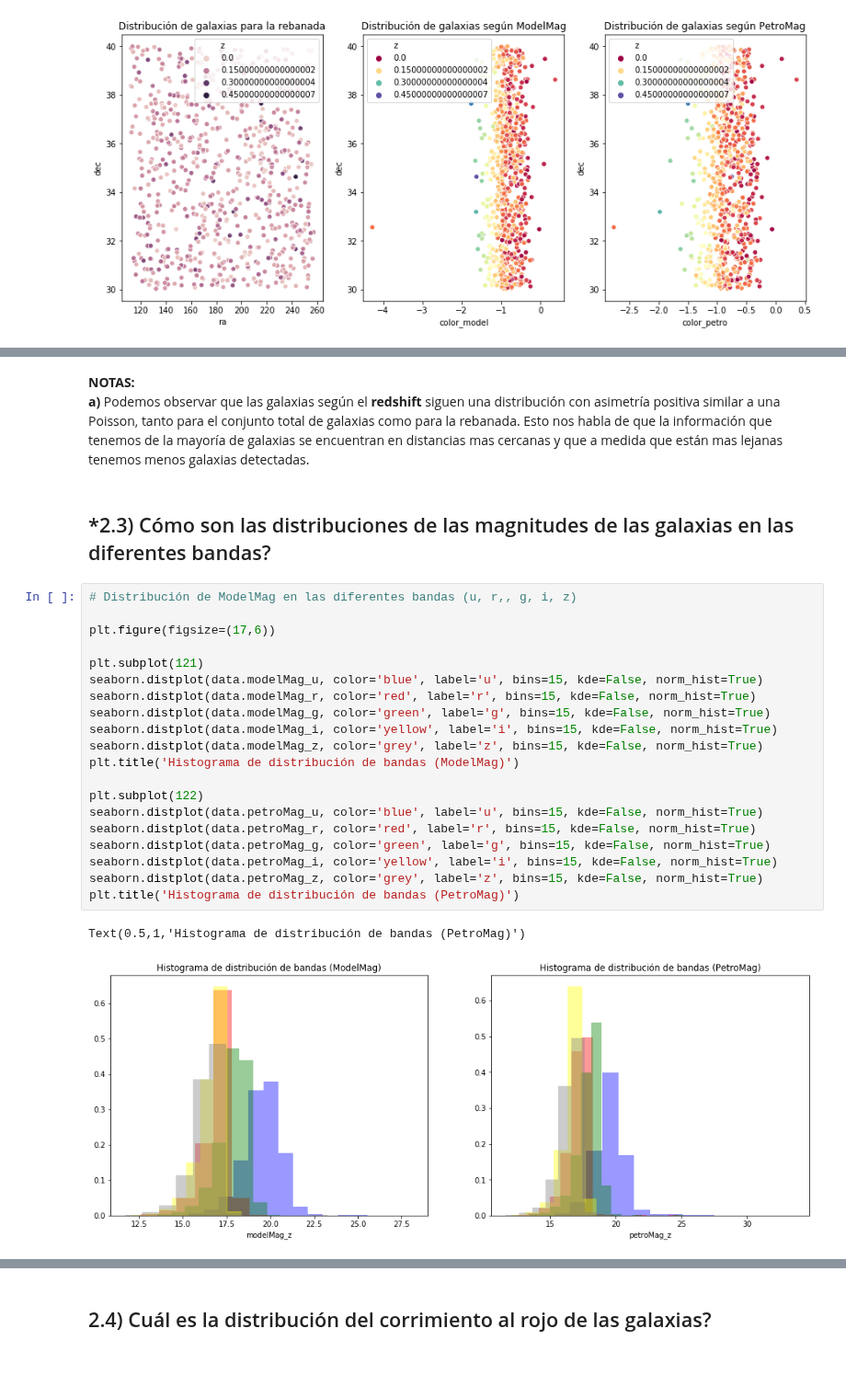
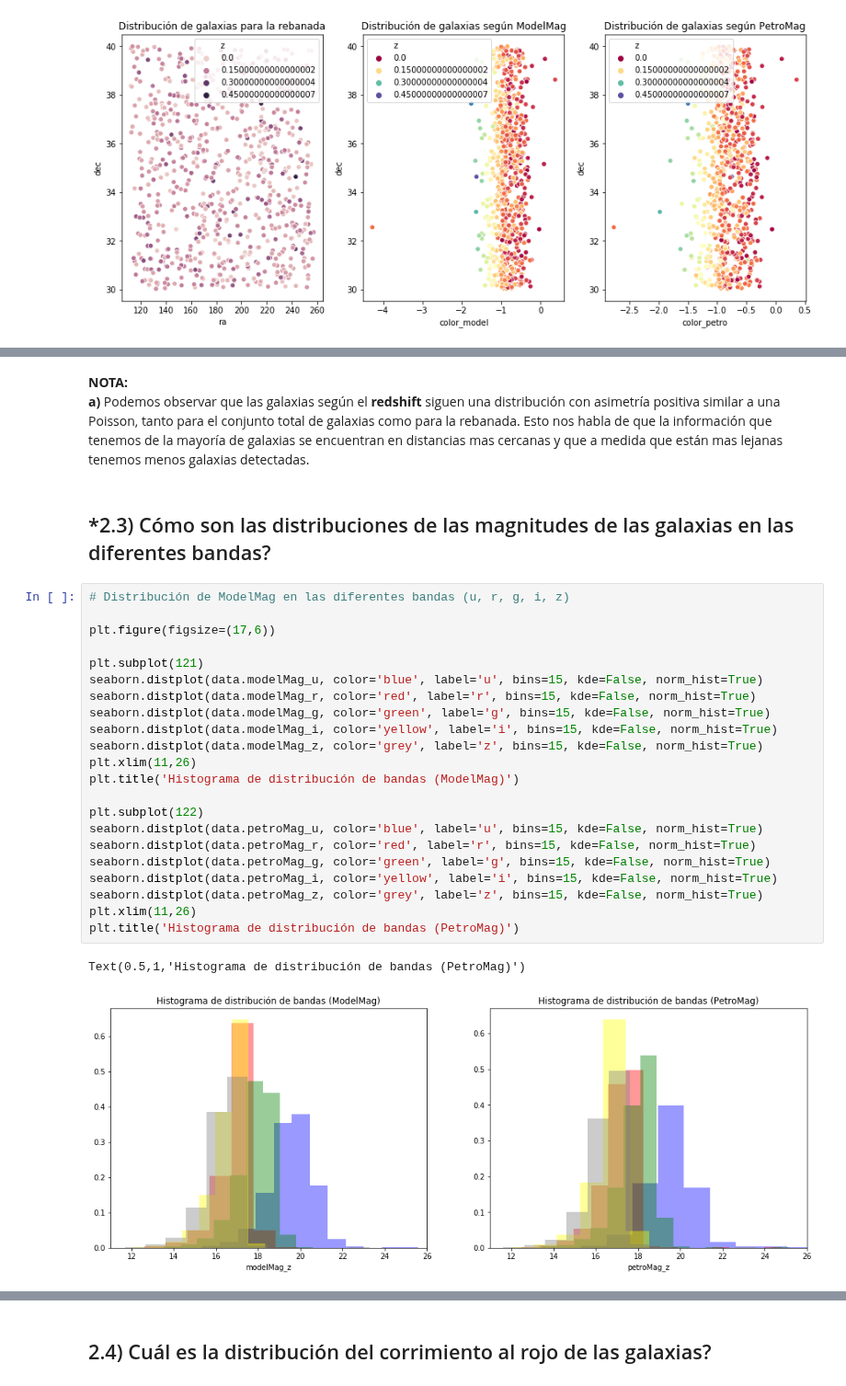
Before and after one commit to leoborgnino/mentoria-astro-datos, a Jupyter notebook: 1_Analisis_y_Visualizacion.ipynb, the cells around one changed output, grey strips where cells are left out. Shown at 92% size. Cells and saved outputs as stored; diff of their text form.

```diff
--- a/1_Analisis_y_Visualizacion.ipynb
+++ b/1_Analisis_y_Visualizacion.ipynb
@@ -279,32 +286,34 @@ plt.title('Distribución de galaxias de la rebanada según el redshift')
 Text(0.5,1,'Distribución de galaxias de la rebanada según el redshift')
 [figure]
 # %% [markdown]
-**NOTAS:**
+**NOTA:**
 **a)** Podemos observar que las galaxias según el **redshift** siguen una distribución con asimetría positiva similar a una Poisson, tanto para el conjunto total de galaxias como para la rebanada. Esto nos habla de que la información que tenemos de la mayoría de galaxias se encuentran en distancias mas cercanas y que a medida que están mas lejanas tenemos menos galaxias detectadas.
 # %% [markdown]
  ## *2.3) Cómo son las distribuciones de las magnitudes de las galaxias en las diferentes bandas?
 # %%
-# Distribución de ModelMag en las diferentes bandas (u, r,, g, i, z)
+# Distribución de ModelMag en las diferentes bandas (u, r, g, i, z)
 
 plt.figure(figsize=(17,6))
 
 plt.subplot(121)
 seaborn.distplot(data.modelMag_u, color='blue', label='u', bins=15, kde=False, norm_hist=True)
 seaborn.distplot(data.modelMag_r, color='red', label='r', bins=15, kde=False, norm_hist=True)
 seaborn.distplot(data.modelMag_g, color='green', label='g', bins=15, kde=False, norm_hist=True)
 seaborn.distplot(data.modelMag_i, color='yellow', label='i', bins=15, kde=False, norm_hist=True)
 seaborn.distplot(data.modelMag_z, color='grey', label='z', bins=15, kde=False, norm_hist=True)
+plt.xlim(11,26)
 plt.title('Histograma de distribución de bandas (ModelMag)')
 
 plt.subplot(122)
 seaborn.distplot(data.petroMag_u, color='blue', label='u', bins=15, kde=False, norm_hist=True)
 seaborn.distplot(data.petroMag_r, color='red', label='r', bins=15, kde=False, norm_hist=True)
 seaborn.distplot(data.petroMag_g, color='green', label='g', bins=15, kde=False, norm_hist=True)
 seaborn.distplot(data.petroMag_i, color='yellow', label='i', bins=15, kde=False, norm_hist=True)
 seaborn.distplot(data.petroMag_z, color='grey', label='z', bins=15, kde=False, norm_hist=True)
+plt.xlim(11,26)
 plt.title('Histograma de distribución de bandas (PetroMag)')
 # %% [output]
 Text(0.5,1,'Histograma de distribución de bandas (PetroMag)')
-[figure, old version]
+[figure, new version]
 # %% [markdown]
 **NOTAS:**
```
Also changed, not shown: parts of 8 cells of this notebook.
